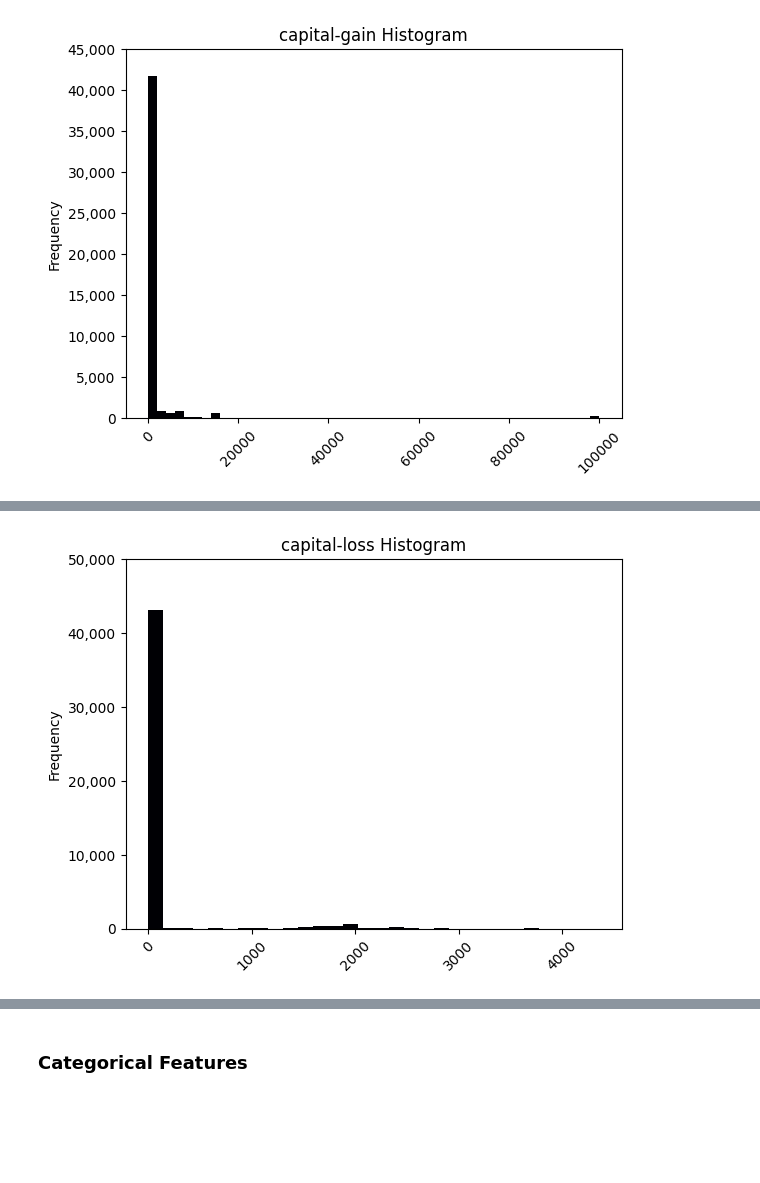
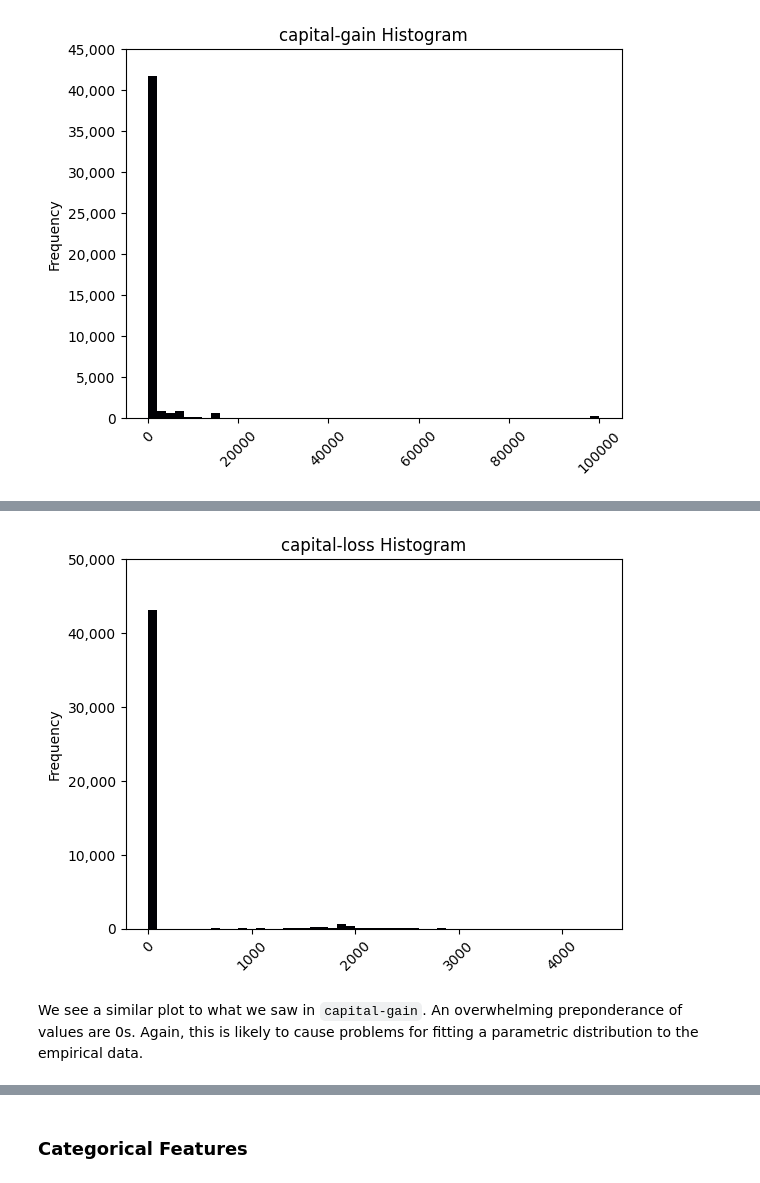
Before and after one commit to jhleakakos/msds-deep-learning-final, a Jupyter notebook: my_data_is_realer_than_yours.ipynb, the cells around one changed output, grey strips where cells are left out. Cells and saved outputs as stored; diff of their text form; code cells hidden in the pictures; blank space fills up the shorter version.

```diff
--- a/my_data_is_realer_than_yours.ipynb
+++ b/my_data_is_realer_than_yours.ipynb
@@ -647,7 +737,7 @@ We see some
 # %%
 ax = df['capital-loss'].plot(
     kind='hist'
-    , bins=30
+    , bins=50
     , title='capital-loss Histogram'
     , rot=45
     , xlabel=None
@@ -656,4 +746,6 @@ ax = df['capital-loss'].plot(
 
 ax.set_yticks(ax.get_yticks())
 ax.set_yticklabels([f'{x:,.0f}' for x in ax.get_yticks()]);
+
+gimme_some_averages('capital-loss')
 # %% [output]
@@ -660 +755,3 @@ ax.set_yticklabels([f'{x:,.0f}' for x in ax.get_yticks()]);
-[figure, old version]
+[figure, new version]
+# %% [markdown]
+We see a similar plot to what we saw in `capital-gain`. An overwhelming preponderance of values are 0s. Again, this is likely to cause problems for fitting a parametric distribution to the empirical data.
```
Also changed, not shown: parts of 24 cells of this notebook.
